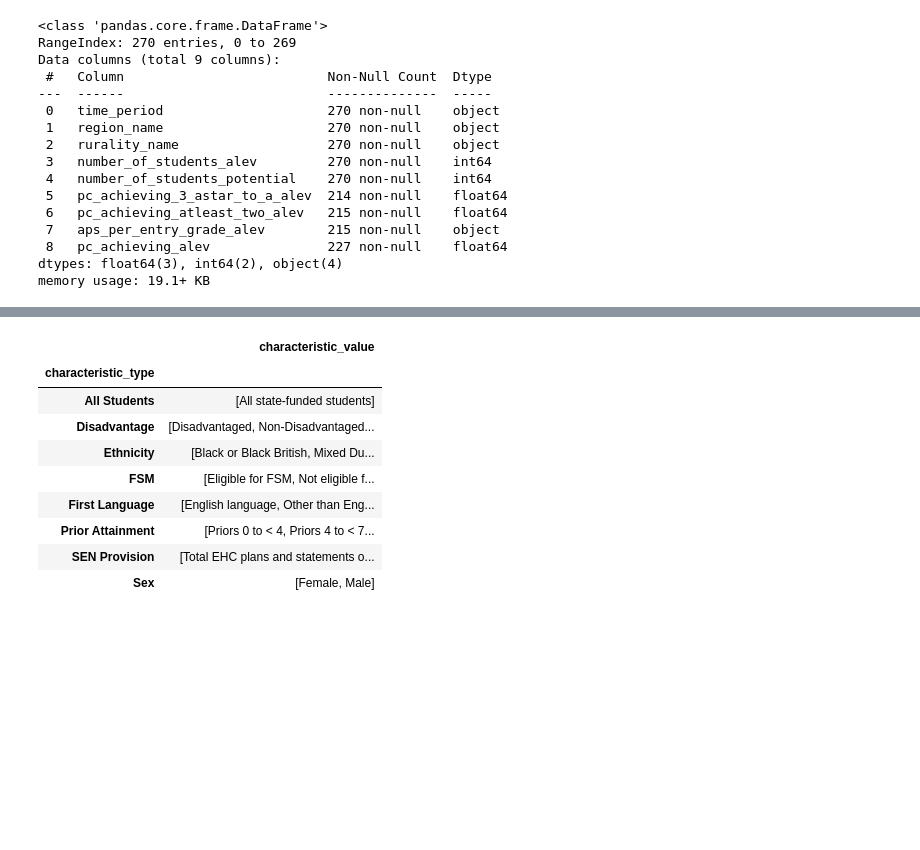
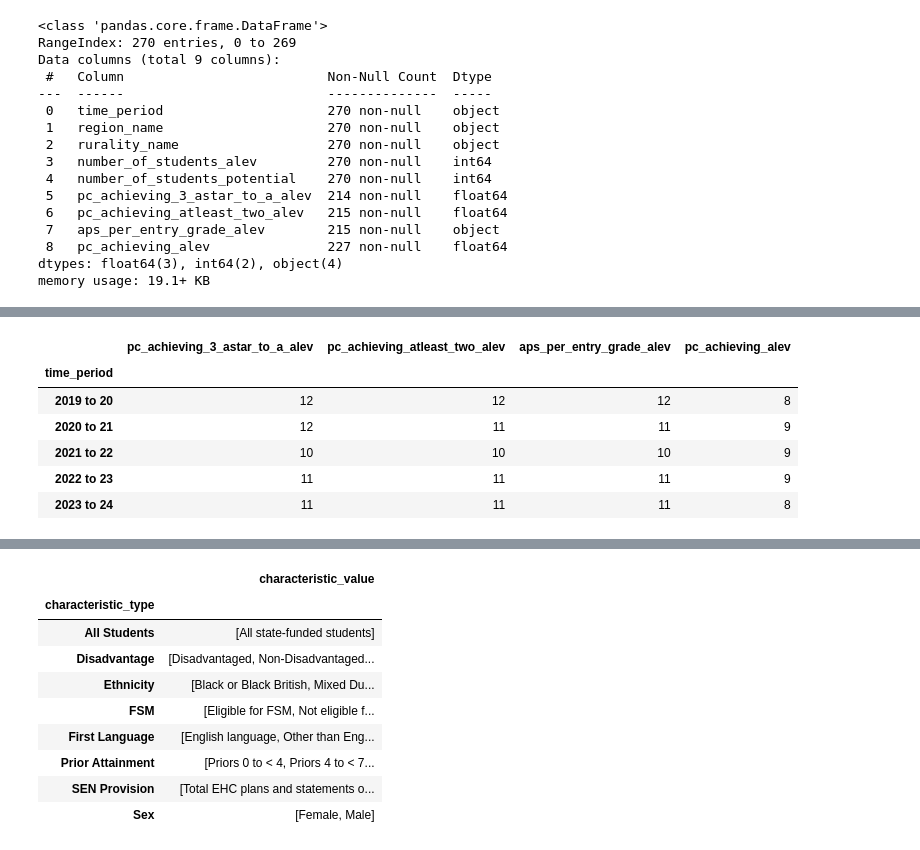
Before and after one commit to LSE-ME204/me204-2025-project-tkar9901, a Jupyter notebook: notebooks/NB01_Data_Collection.ipynb, the cells around one changed output, grey strips where cells are left out. Saved outputs shown, nothing was run; the diff lists cells and outputs as text; code cells hidden in the pictures; blank space fills up the shorter version.

```diff
--- a/notebooks/NB01_Data_Collection.ipynb
+++ b/notebooks/NB01_Data_Collection.ipynb
@@ -98,0 +153,13 @@ memory usage: 19.1+ KB
+# %%
+rurality_df.groupby("time_period")[["pc_achieving_3_astar_to_a_alev",
+                                   "pc_achieving_atleast_two_alev",
+                                   "aps_per_entry_grade_alev",
+                                   "pc_achieving_alev"]].apply(lambda x: x.isnull().sum(), include_groups=False)
+# %% [output]
+|  | pc_achieving_3_astar_to_a_alev | pc_achieving_atleast_two_alev | aps_per_entry_grade_alev | pc_achieving_alev |
+| time_period |  |  |  |  |
+| 2019 to 20 | 12 | 12 | 12 | 8 |
+| 2020 to 21 | 12 | 11 | 11 | 9 |
+| 2021 to 22 | 10 | 10 | 10 | 9 |
+| 2022 to 23 | 11 | 11 | 11 | 9 |
+| 2023 to 24 | 11 | 11 | 11 | 8 |
```
Also changed, not shown: parts of 25 cells of this notebook, 4 other files.
